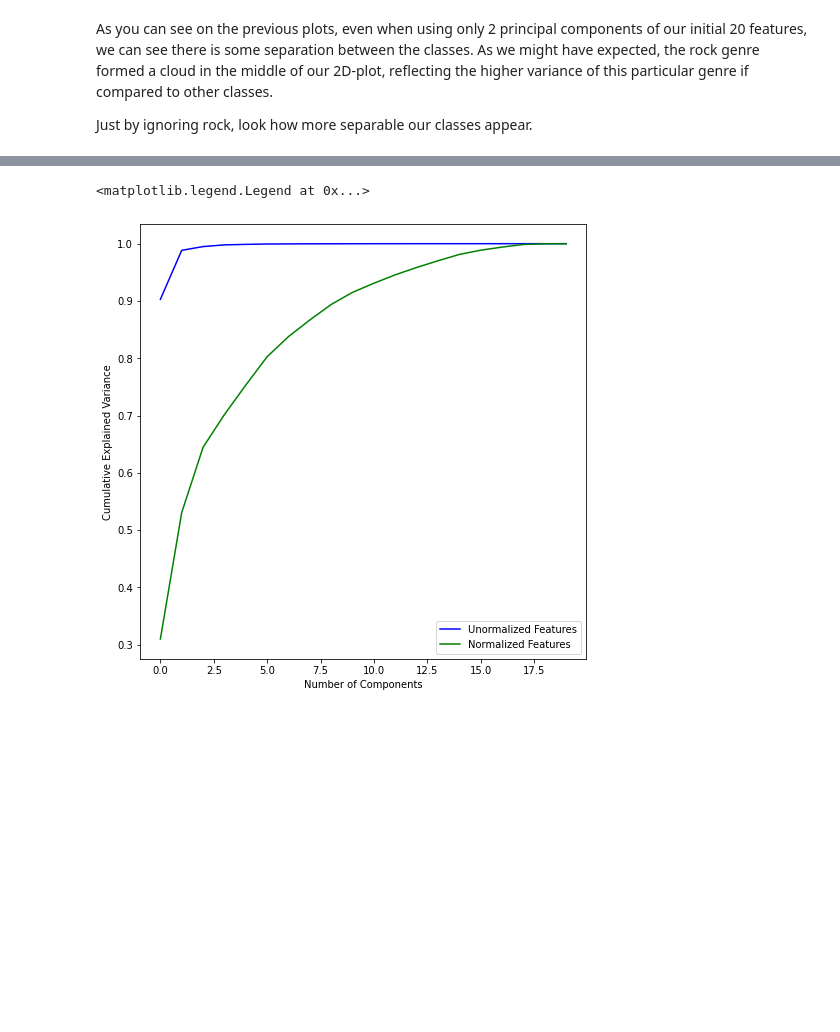
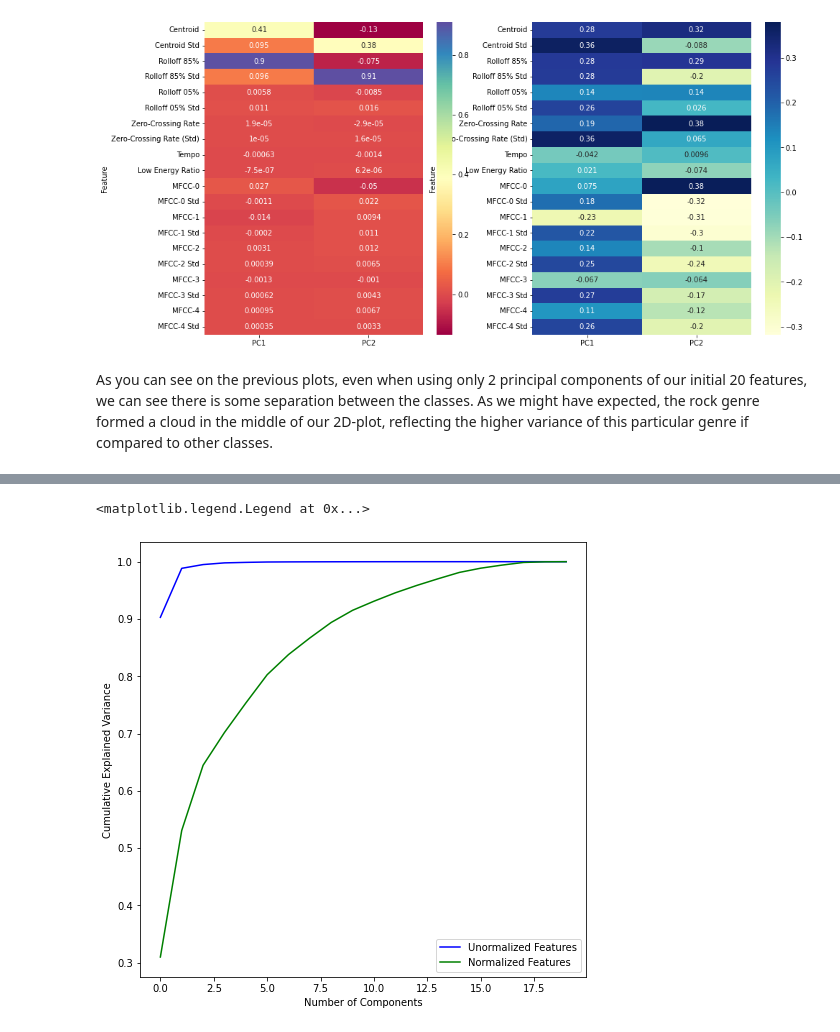
Before and after one commit to cpvlordelo/genre-classif, a Jupyter notebook: trainModels.ipynb, the cells around one changed output, grey strips where cells are left out. Drawn from its saved outputs; the diff is of its cells as text; code cells hidden in the pictures; blank space fills up the shorter version.

```diff
--- a/trainModels.ipynb
+++ b/trainModels.ipynb
@@ -81,7 +104,38 @@ ax2.grid()
+# %%
+from seaborn import heatmap
+names = data_df.drop(columns=['Name', 'Genre']).columns.values.tolist()
+
+
+components = pca_.components_
+num_pca = pca_.n_features_
+pc_list = ["PC"+str(i) for i in list(range(1, num_pca+1))]
+loadings_df = pd.DataFrame.from_dict(dict(zip(pc_list, components)))
+loadings_df['Feature'] = names
+loadings_df = loadings_df.set_index('Feature')
+
+components_norm = pca_norm_.components_
+num_pca_norm = pca_norm_.n_features_
+pc_list = ["PC"+str(i) for i in list(range(1, num_pca+1))]
+loadings_df_norm = pd.DataFrame.from_dict(dict(zip(pc_list, components_norm)))
+loadings_df_norm['Feature'] = names
+loadings_df_norm = loadings_df_norm.set_index('Feature')
+
+fig, (ax1,ax2) = plt.subplots(nrows=1, ncols=2, figsize = (15,8))
+heatmap(loadings_df, annot=True, cmap='Spectral', ax =ax1)
+heatmap(loadings_df_norm, annot=True, cmap='YlGnBu', ax=ax2)
+
+#ax = heatmap(features.T,
+#             cmap='YlGnBu',
+#             yticklabels=names,
+#             xticklabels=names,
+#             cbar_kws={"orientation": "horizontal"})
+
+#ax.set_aspect("equal")
+plt.show()
+# %% [output]
+[figure, added]
 # %% [markdown]
 As you can see on the previous plots, even when using only 2 principal components of our initial 20 features, we can see there is some separation between the classes. As we might have expected, the rock genre formed a cloud in the middle of our 2D-plot, reflecting the higher variance of this particular genre if compared to other classes.
-
-Just by ignoring rock, look how more separable our classes appear.
 # %%
 fig, (ax1,ax2) = plt.subplots(nrows=1, ncols=2, figsize = (15,8))
 
```
Also changed, not shown: parts of 13 cells of this notebook, 1 other file.
